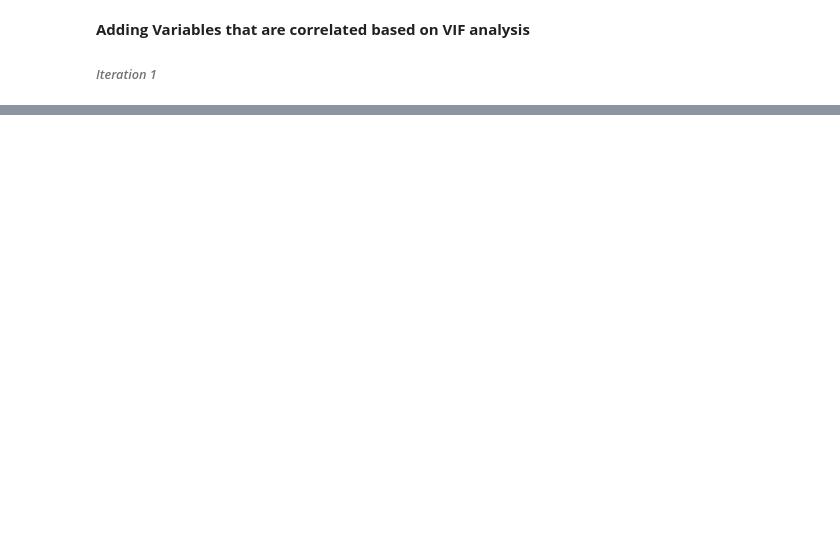
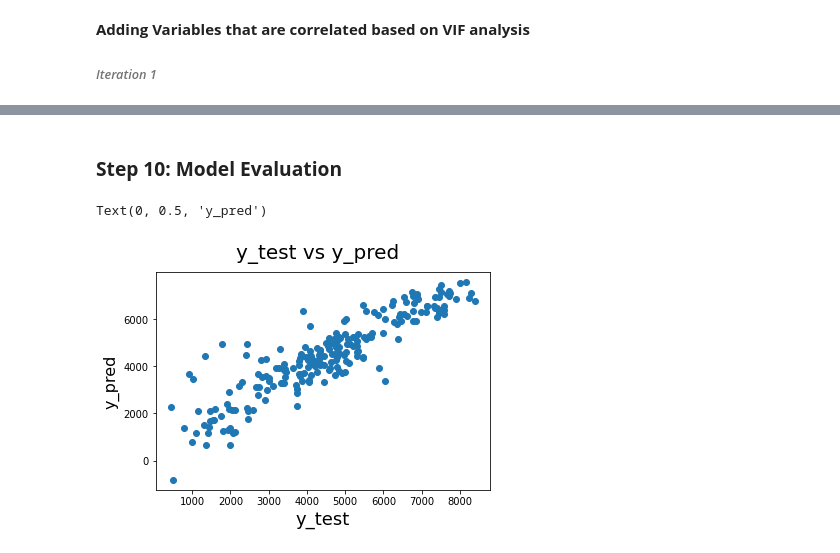
Before and after one commit to ishankarve/Linear-Regression, a Jupyter notebook: Multiple Linear Regression in Python/Assignment/Bike Sharing.ipynb, the cells around one changed output, grey strips where cells are left out. Drawn from its saved outputs; the diff is of its cells as text; code cells hidden in the pictures; blank space fills up the shorter version.

```diff
--- a/Multiple Linear Regression in Python/Assignment/Bike Sharing.ipynb
+++ b/Multiple Linear Regression in Python/Assignment/Bike Sharing.ipynb
@@ -673,0 +769,6 @@ Text(0.5, 0, 'Errors')
+# %%
+y_test = s1_test.pop('cnt')
+X_test = s1_test
+# %%
+#adding constant
+X_test = sm.add_constant(X_test)
@@ -673,0 +784,7 @@ Text(0.5, 0, 'Errors')
+# %%
+# dropping redundant variables
+X_test = X_test[['const','yr', 'holiday', 'weekday', 'workingday', 'weathersit', 'day',
+       'Light_Breeze', 'Moderate_Breeze', 'Fresh_Breeze', 'Cold', 'Quite_Cool',
+       'Cool', 'Lower_Ideal', 'Quite_Warm', 'Hot', 'Second', 'Third',
+       'Fourth']]
+X_test.head()
@@ -673,0 +798,17 @@ Text(0.5, 0, 'Errors')
+# %%
+# Making predictions using model
+
+y_pred = lr.predict(X_test)
+# %% [markdown]
+### **Step 10: Model Evaluation**
+# %%
+# Plotting y_test and y_pred to understand the spread
+
+fig = plt.figure()
+plt.scatter(y_test, y_pred)
+fig.suptitle('y_test vs y_pred', fontsize = 20)              # Plot heading
+plt.xlabel('y_test', fontsize = 18)                          # X-label
+plt.ylabel('y_pred', fontsize = 16)
+# %% [output]
+Text(0, 0.5, 'y_pred')
+[figure, added]
```
Also changed, not shown: parts of 31 cells of this notebook.
